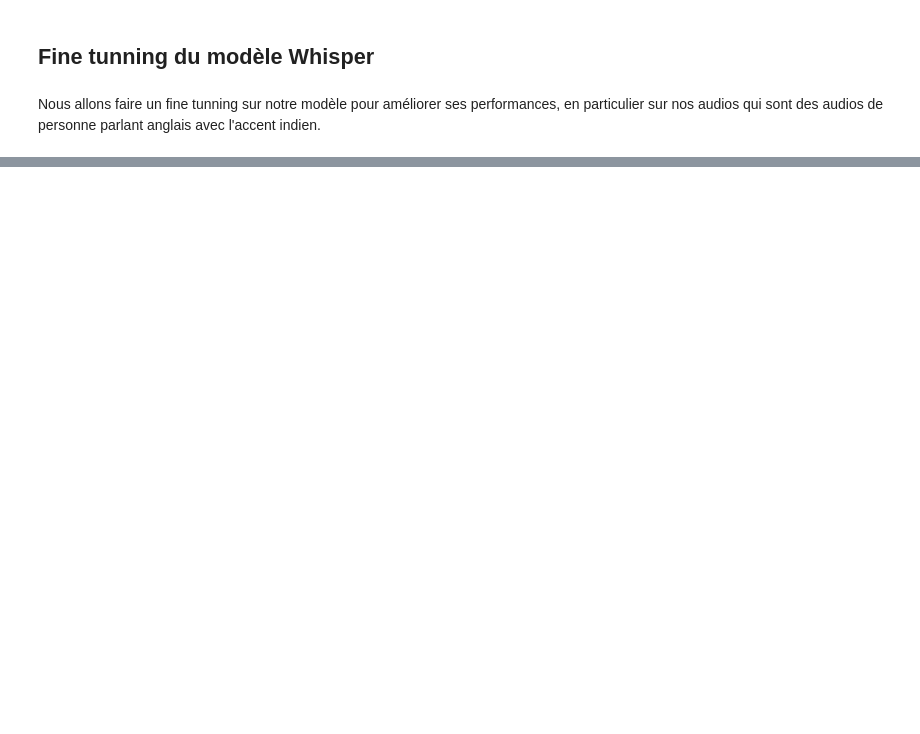
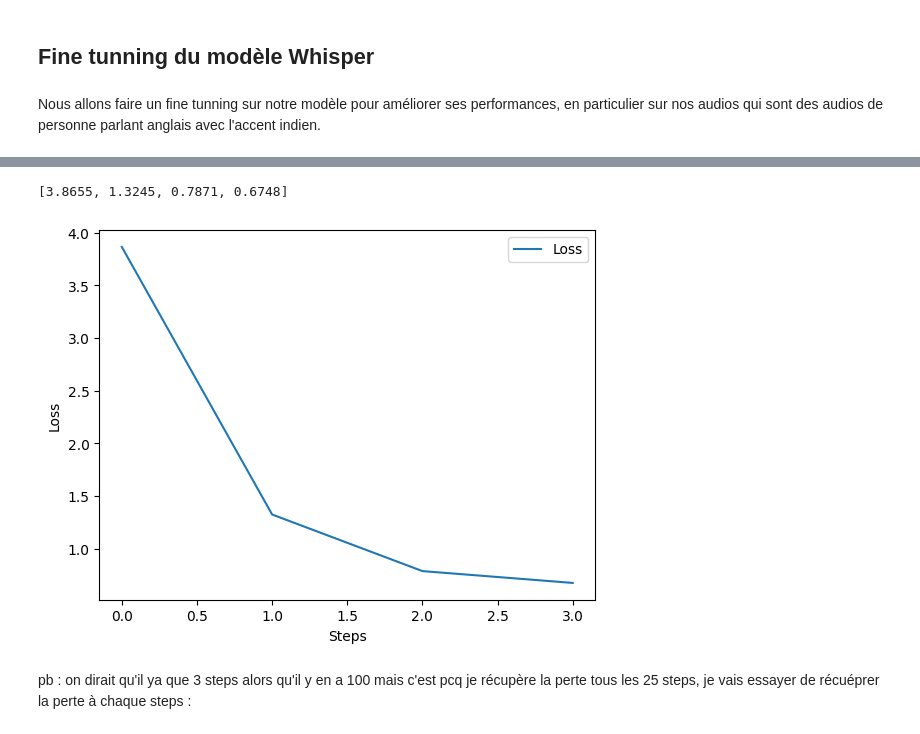
Before and after one commit to Elise23/MLSP_Project, a Jupyter notebook: Speech_to_Text.ipynb, the cells around one changed output, grey strips where cells are left out. Saved outputs shown, nothing was run; the diff lists cells and outputs as text; code cells hidden in the pictures; blank space fills up the shorter version.

Commit message:
add:training whisper

```diff
--- a/Speech_to_Text.ipynb
+++ b/Speech_to_Text.ipynb
@@ -380,0 +599,10 @@ Nous allons faire un fine tunning sur notre modèle pour améliorer ses performa
+# %%
+from functools import partial
+
+# disable cache during training since it's incompatible with gradient checkpointing
+model.config.use_cache = False
+
+# set language and task for generation and re-enable cache
+model.generate = partial(
+    model.generate, use_cache=True
+)
@@ -380,0 +686,14 @@ Nous allons faire un fine tunning sur notre modèle pour améliorer ses performa
+# %%
+from transformers import Seq2SeqTrainer
+
+trainer = Seq2SeqTrainer(
+    args=training_args,
+    model=model,
+    train_dataset=train_dataset_preprocess,
+    eval_dataset=test_dataset_preprocess,
+    data_collator=data_collator,
+    compute_metrics=compute_metrics,
+    tokenizer=processor
+)
+
+trainer.train()
@@ -380,0 +706,4 @@ Nous allons faire un fine tunning sur notre modèle pour améliorer ses performa
+# %%
+train_log = int(100/25)
+log = trainer.state.log_history
+log[:train_log]
@@ -380,0 +721,22 @@ Nous allons faire un fine tunning sur notre modèle pour améliorer ses performa
+# %%
+all_loss = []
+
+for element in log[:train_log]:
+  all_loss.append(element["loss"])
+
+all_loss
+# %% [output]
+[3.8655, 1.3245, 0.7871, 0.6748]
+# %%
+import matplotlib.pyplot as plt
+
+# Plot the loss over epochs
+plt.plot(all_loss, label="Loss")
+plt.xlabel("Steps")
+plt.ylabel("Loss")
+plt.legend()
+plt.show()
+# %% [output]
+[figure, added]
+# %% [markdown]
+pb : on dirait qu'il  ya que 3 steps alors qu'il y en a 100 mais c'est pcq je récupère la perte tous les 25 steps, je vais essayer de récuéprer la perte à chaque steps :
```
Also changed, not shown: parts of 46 cells of this notebook.
